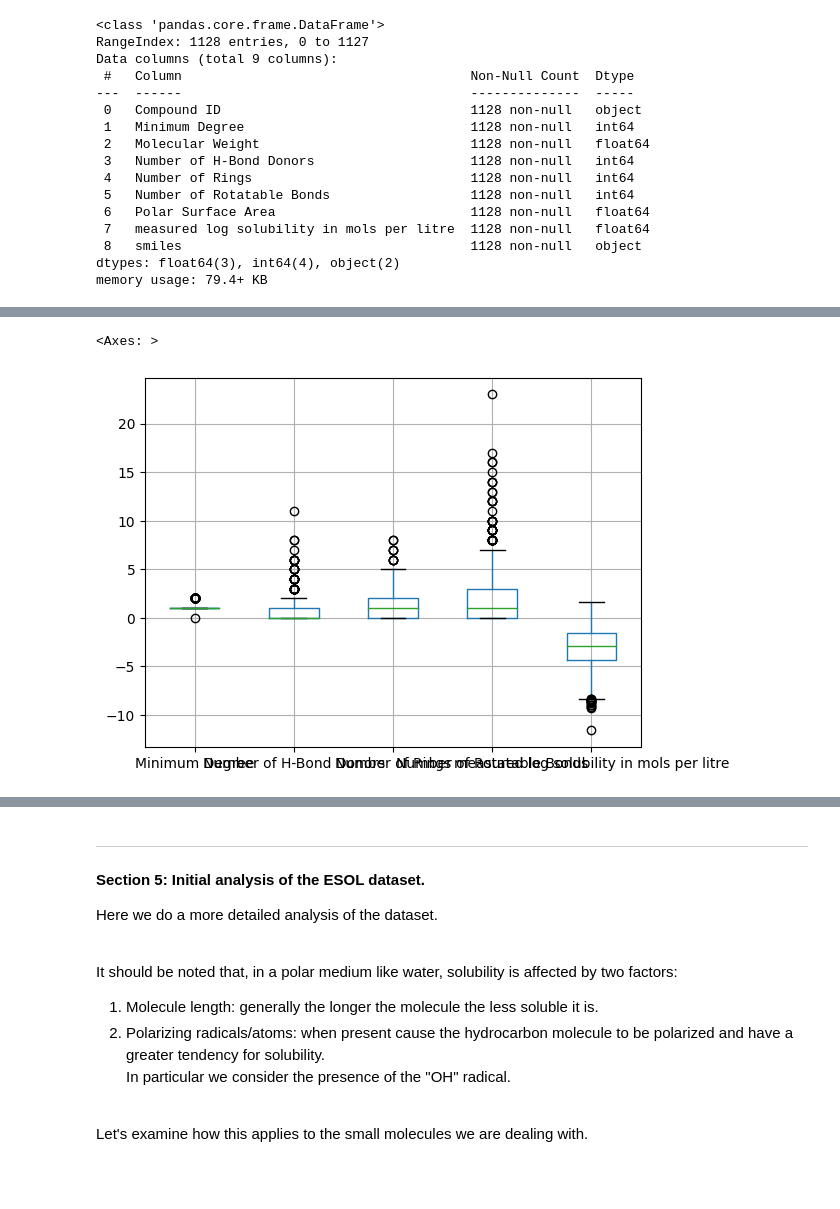
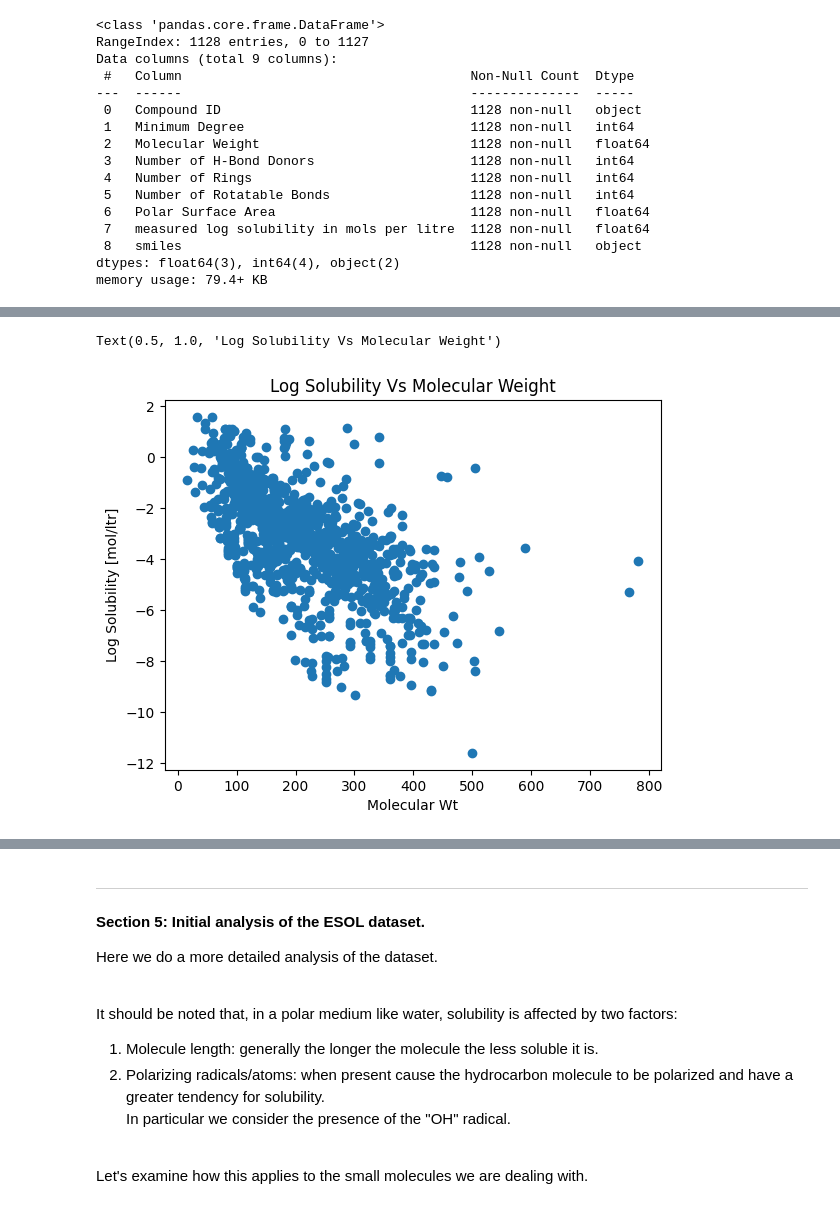
Before and after one commit to Mark12481632/Imperial_MSc_Project, a Jupyter notebook: code/Module_2.ipynb, the cells around one changed output, grey strips where cells are left out. Saved outputs shown, nothing was run; the diff lists cells and outputs as text; code cells hidden in the pictures; blank space fills up the shorter version.

```diff
--- a/code/Module_2.ipynb
+++ b/code/Module_2.ipynb
@@ -268,17 +274,17 @@ esol_temp.corr()
 | Number of Rotatable Bonds | -0.175626 | 0.396894 | 0.077002 | -0.136654 | 1.000000 | ... |
 | Polar Surface Area | -0.189464 | 0.475440 | 0.755932 | 0.308606 | 0.286723 | ... |
 | measured log solubility in mols p... | -0.130445 | -0.640189 | 0.209429 | -0.512279 | -0.244256 | ... |
-# %%
-# 2. Check for outliers:
-edf_temp = esol_data[['Minimum Degree', 'Molecular Weight', 'Number of H-Bond Donors', 'Number of Rings',
-                      'Number of Rotatable Bonds', 'Polar Surface Area',
-                      'measured log solubility in mols per litre']]
-
-edf_temp.describe()
-#edf_temp.boxplot()
-
-# All columns appear to be in valid ranges.
-# I.e. there appears to be no obvious outliers.
-# %% [output]
-<Axes: >
-[figure, removed]
+# %%
+# 4.3. Taking the molecular weight as a proxy for molecular size we can see how (log) solubility
+#      varies with molecular size (weight)
+
+plt.scatter(esol_data['Molecular Weight'], esol_data['measured log solubility in mols per litre'])
+plt.xlabel('Molecular Wt')
+plt.ylabel('Log Solubility [mol/ltr]')
+plt.title('Log Solubility Vs Molecular Weight')
+
+# There appears to be a few outliers on the far RHS of the plot.
+# But we see a definite tendency for solubility to decrease with increased molecular size (i.e. weight)
+# %% [output]
+Text(0.5, 1.0, 'Log Solubility Vs Molecular Weight')
+[figure, added]
```
Also changed, not shown: parts of 12 cells of this notebook.
